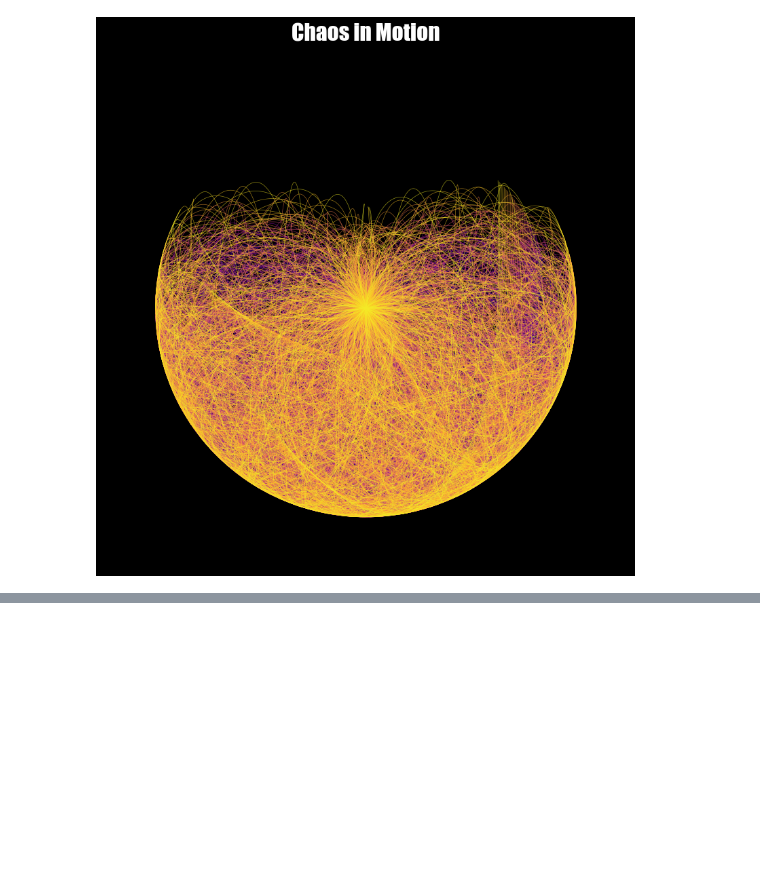
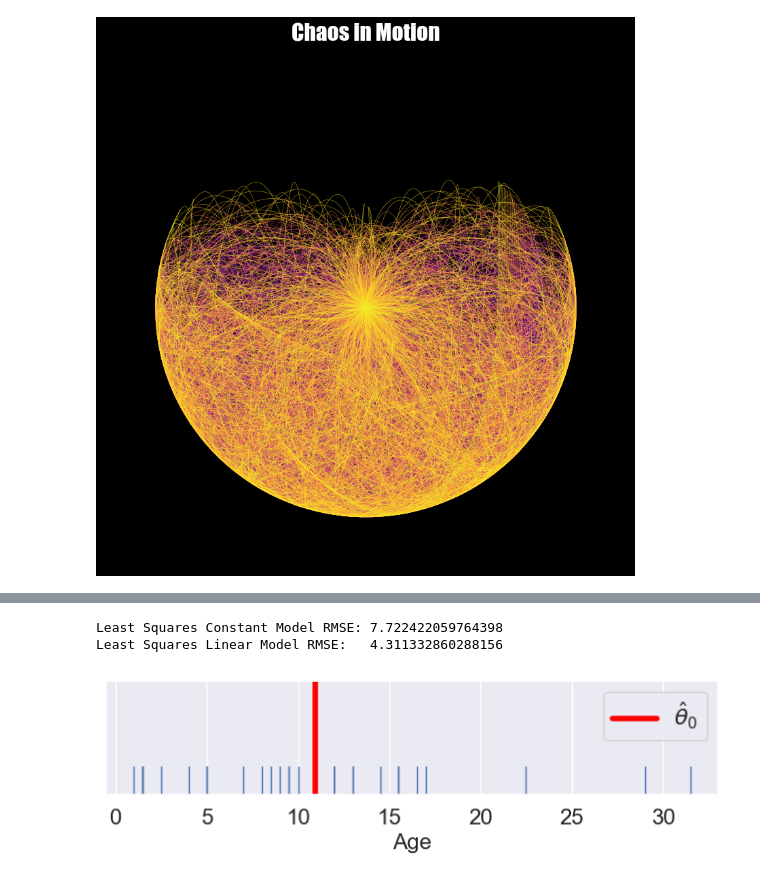
Before and after one commit to jordanarlan/UC-Berkeley-DS100, a Jupyter notebook: Week 6/Models_2.ipynb, the cells around one changed output, grey strips where cells are left out. Drawn from its saved outputs; the diff is of its cells as text; code cells hidden in the pictures; blank space fills up the shorter version.

```diff
--- a/Week 6/Untitled-1.ipynb
+++ b/Week 6/Models_2.ipynb
@@ -248,0 +351,30 @@ plt.show()
+# %%
+print("Least Squares Constant Model RMSE:",
+          np.sqrt(mse_constant(thetahat, data_constant)))
+print("Least Squares Linear Model RMSE:  ",
+          np.sqrt(mse_linear(theta_0_hat, theta_1_hat, data_linear)))
+# %% [output]
+Least Squares Constant Model RMSE: 7.722422059764398
+Least Squares Linear Model RMSE:   4.311332860288156
+# %%
+yobs = data_linear["Age"]      # The true observations y
+xs = data_linear["Length"]     # Needed for linear predictions
+n = len(yobs)                  # Predictions
+
+yhats_constant = [thetahat for i in range(n)]    # Not used, but food for thought
+yhats_linear = [theta_0_hat + theta_1_hat * x for x in xs]
+# %%
+# In case we're in a weird style state
+sns.set_theme()
+adjust_fontsize(size=16)
+%matplotlib inline
+
+fig = plt.figure(figsize=(8, 1.5))
+sns.rugplot(yobs, height=0.25, lw=2) ;
+plt.axvline(thetahat, color='red', lw=4, label=r"$\hat{\theta}_0$");
+plt.legend()
+plt.yticks([])
+# plt.savefig('dugong_rug.png', bbox_inches = 'tight');
+plt.show()
+# %% [output]
+[figure, added]
```
Also changed, not shown: parts of 32 cells of this notebook.
